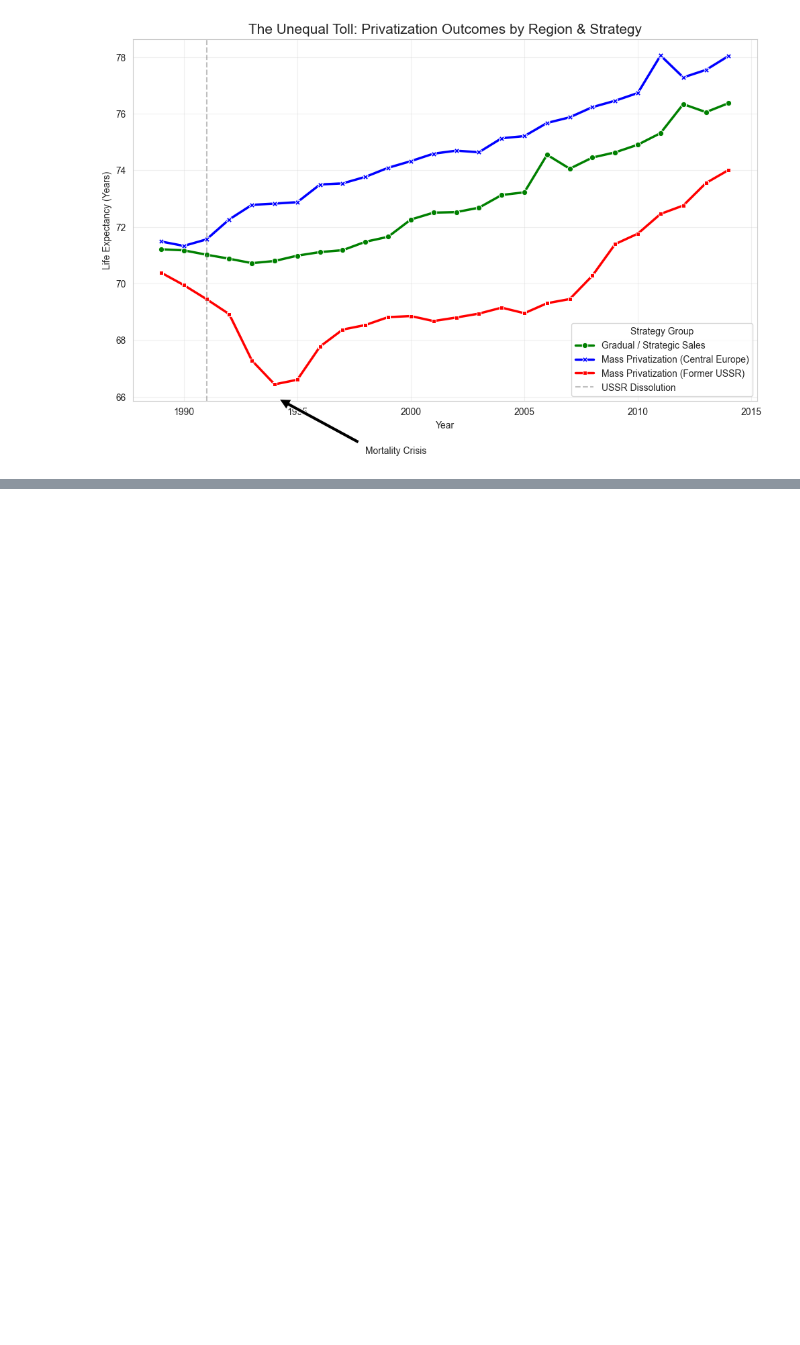
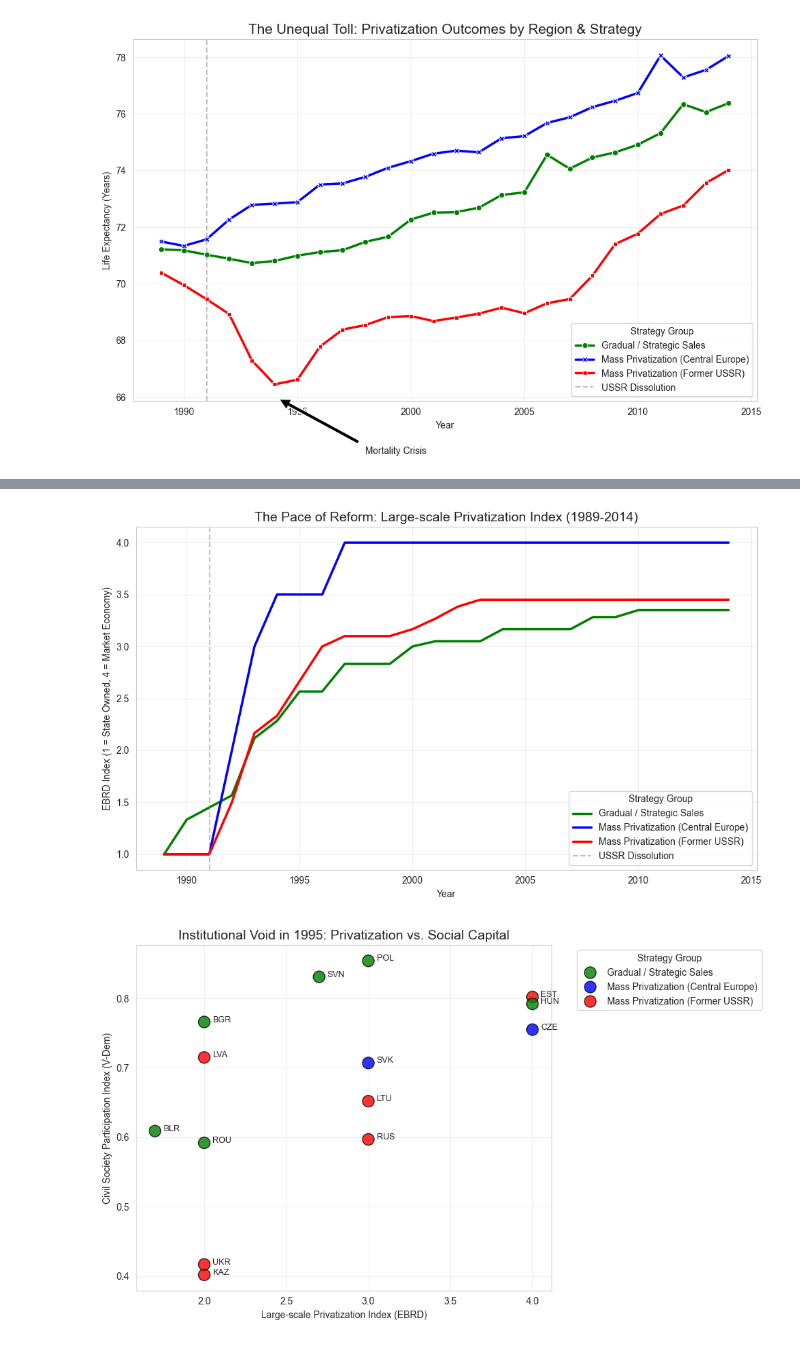
Before and after one commit to WojciechHrycenko/MasterThesis, a Jupyter notebook: Data/model.ipynb, the cells around one changed output, grey strips where cells are left out. Saved outputs shown, nothing was run; the diff lists cells and outputs as text; code cells hidden in the pictures; blank space fills up the shorter version.

```diff
--- a/Data/model.ipynb
+++ b/Data/model.ipynb
@@ -151,0 +203,42 @@ plt.show()
+# %%
+# 4. EDA: Visualizing Input Variables for the Thesis
+
+# 1. The Pace of Privatization by Strategy Group
+plt.figure(figsize=(10, 6))
+sns.lineplot(data=df, x='Year', y='Large scale privatisation', hue='Strategy',
+             errorbar=None, linewidth=2.5, palette=custom_palette)
+plt.title('The Pace of Reform: Large-scale Privatization Index (1989-2014)', fontsize=14)
+plt.ylabel('EBRD Index (1 = State Owned, 4 = Market Economy)')
+plt.xlabel('Year')
+plt.axvline(x=1991, color='grey', linestyle='--', alpha=0.5, label='USSR Dissolution')
+plt.legend(title='Strategy Group', loc='lower right')
+plt.grid(True, alpha=0.3)
+plt.tight_layout()
+plt.savefig('fig_privatization_pace.png', dpi=300, bbox_inches='tight')
+plt.show()
+
+# 2. Scatter Plot: Privatization vs. Civil Society (The Institutional Buffer)
+# Critical period: the mid-90s (e.g., 1995) when the shock was absorbed
+df_1995 = df[df['Year'] == 1995]
+
+plt.figure(figsize=(10, 6))
+sns.scatterplot(data=df_1995, x='Large scale privatisation', y='Civil_Society_Participation',
+                hue='Strategy', s=150, palette=custom_palette, edgecolor='black', alpha=0.8)
+
+# Add country labels for clarity
+for i in range(df_1995.shape[0]):
+    plt.text(df_1995['Large scale privatisation'].iloc[i] + 0.05,
+             df_1995['Civil_Society_Participation'].iloc[i],
+             df_1995['Country_Code'].iloc[i], fontsize=9)
+
+plt.title('Institutional Void in 1995: Privatization vs. Social Capital', fontsize=14)
+plt.xlabel('Large-scale Privatization Index (EBRD)')
+plt.ylabel('Civil Society Participation Index (V-Dem)')
+plt.legend(title='Strategy Group', bbox_to_anchor=(1.05, 1), loc='upper left')
+plt.grid(True, alpha=0.3)
+plt.tight_layout()
+plt.savefig('fig_institutional_void.png', dpi=300, bbox_inches='tight')
+plt.show()
+# %% [output]
+[figure, added]
+[figure, added]
```
Also changed, not shown: parts of 43 cells of this notebook, 23 other files.
